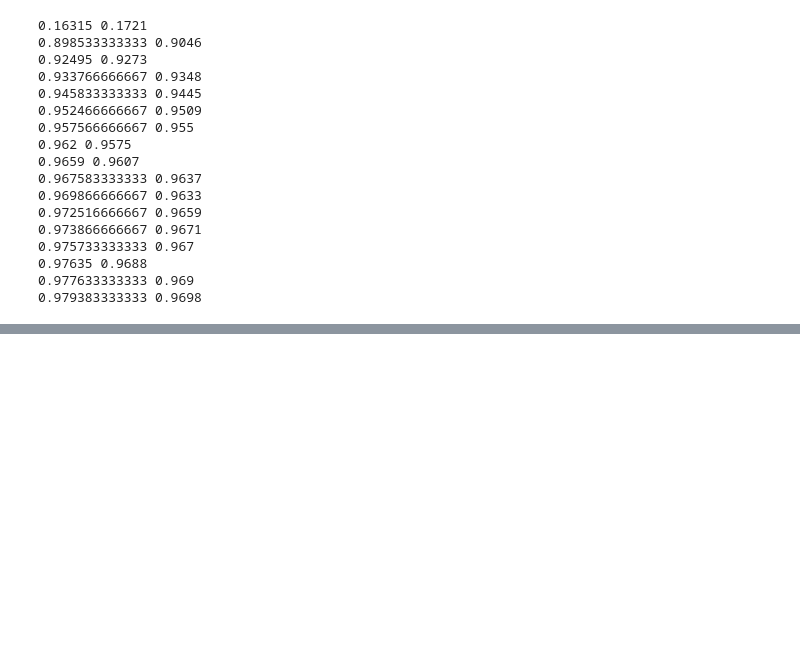
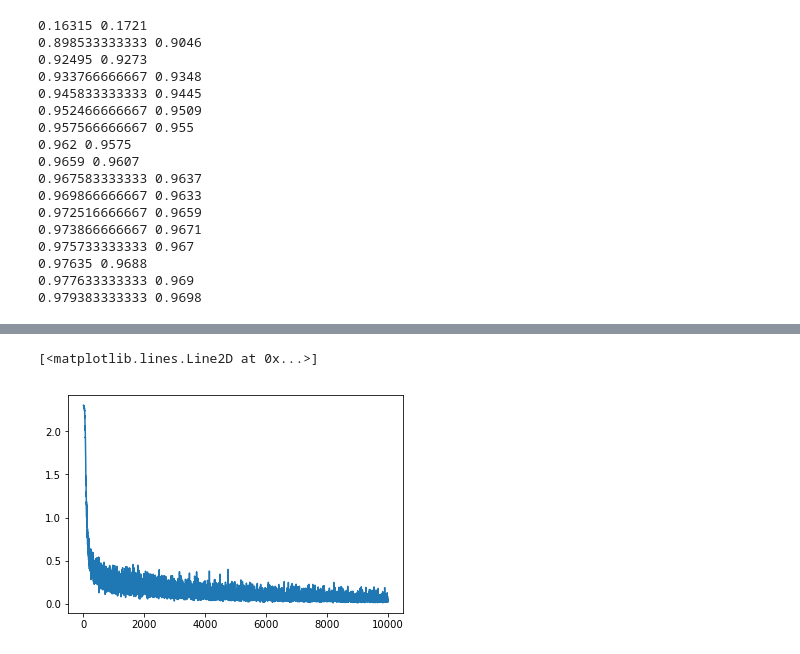
Before and after one commit to jjuya/Deep-learning-from-scratch-master, a Jupyter notebook: CH05_역전파 알고리즘(Backpropagation).ipynb, the cells around one changed output, grey strips where cells are left out. Saved outputs shown, nothing was run; the diff lists cells and outputs as text; code cells hidden in the pictures; blank space fills up the shorter version.

```diff
--- a/CH05_역전파 알고리즘(Backpropagation).ipynb
+++ b/CH05_역전파 알고리즘(Backpropagation).ipynb
@@ -806,0 +863,5 @@ for i in range(iters_num):
+# %%
+plt.plot(x, train_neuralnet.train_loss_list)
+# %% [output]
+[<matplotlib.lines.Line2D at 0x...>]
+[figure, added]
```
Also changed, not shown: parts of 11 cells of this notebook, 1 other file.
